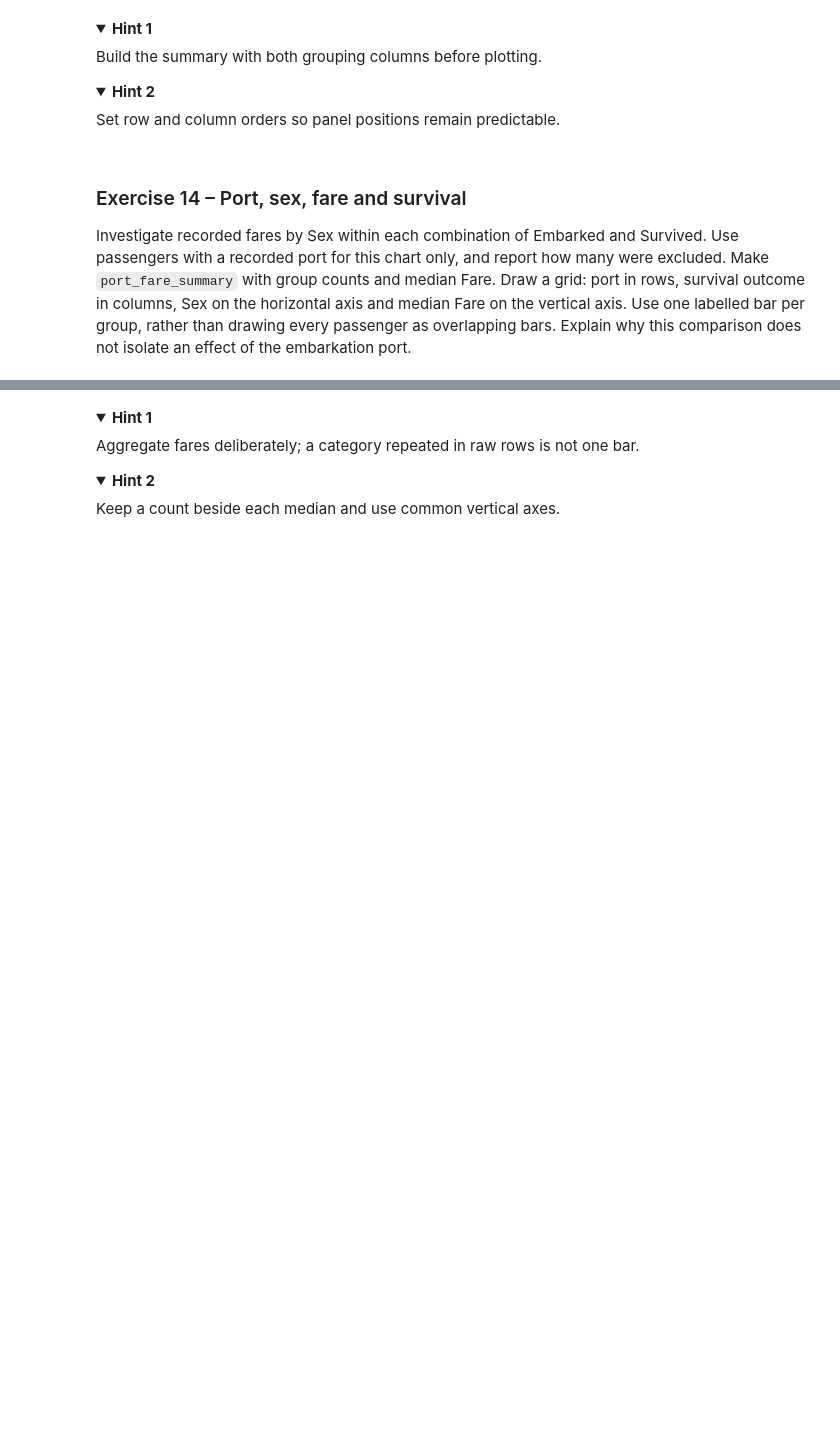
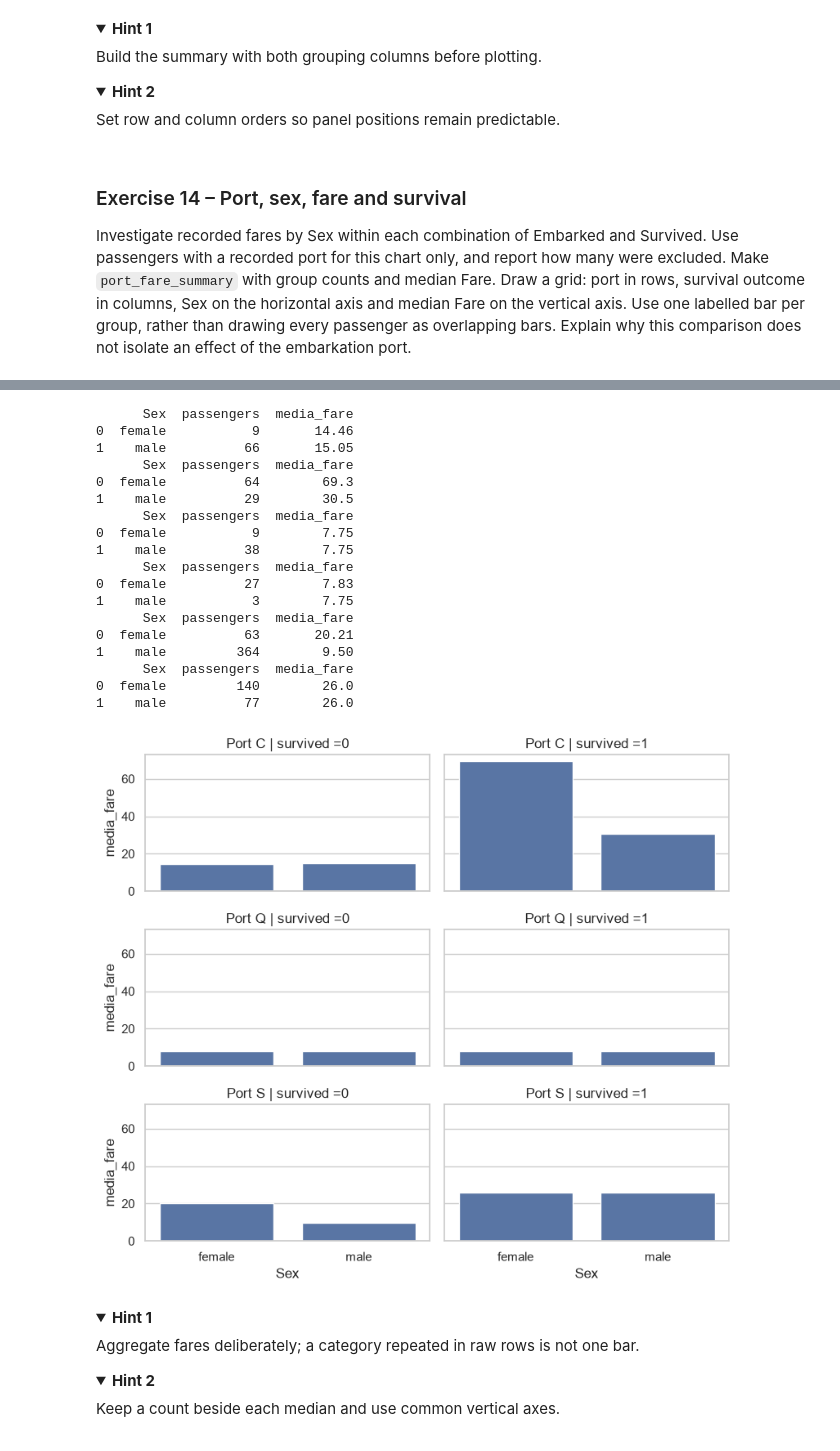
Before and after one commit to OrangeBoop/Lab02, a Jupyter notebook: Lab4/Lab4-Persky Idan 215548512 , Golan Amir 216264333.ipynb, the cells around one changed output, grey strips where cells are left out. Saved outputs shown, nothing was run; the diff lists cells and outputs as text; code cells hidden in the pictures; folded sections open; blank space fills up the shorter version.

```diff
--- a/Lab4/Lab4-Persky Idan 215548512 , Golan Amir 216264333.ipynb
+++ b/Lab4/Lab4-Persky Idan 215548512 , Golan Amir 216264333.ipynb
@@ -873,4 +909,34 @@ axis and median Fare on the vertical axis. Use one labelled bar per group,
 rather than drawing every passenger as overlapping bars. Explain why this
 comparison does not isolate an effect of the embarkation port.
 # %%
-# Write your code here
+# Create port_fare_summary
+port_fare_summary = (
+    train_raw.groupby(["Embarked", "Survived", "Sex"])['Fare']
+    .agg(passengers='size', media_fare='median')
+    .round(2)
+)
+display(port_fare_summary)
+
+
+# Plot the results
+fig, axes = plt.subplots(3, 2, figsize=(8, 7), sharex=True, sharey=True)
+
+for df_indexes, ax in zip(port_fare_summary.index[::2], axes.flatten()):
+
+    port = df_indexes[0]
+    survived = df_indexes[1]
+
+    # Current subset used
+    subset_used = port_fare_summary.loc[port, survived].reset_index()
+
+    print(subset_used)
+    # Plotting barplot
+    sns.barplot(data = subset_used, x = "Sex", y = "media_fare",ax=ax)
+    ax.set_title(f"Port {port} | survived ={survived}")
+plt.tight_layout()
+plt.show()
+
+# This comparison does not isolate the effect of embarkation port because ticket class (Pclass) is a hidden variable:
+# Port C had a much higher proportion of 1st class passengers (who paid higher fares and had higher survival rates), while Ports Q and S had
+# mostly 3rd class passengers.
+# %% [output]
@@ -877,3 +957,22 @@ comparison does not isolate an effect of the embarkation port.
+      Sex  passengers  media_fare
+0  female           9       14.46
+1    male          66       15.05
+      Sex  passengers  media_fare
+0  female          64        69.3
+1    male          29        30.5
+      Sex  passengers  media_fare
+0  female           9        7.75
+1    male          38        7.75
+      Sex  passengers  media_fare
+0  female          27        7.83
+1    male           3        7.75
+      Sex  passengers  media_fare
+0  female          63       20.21
+1    male         364        9.50
+      Sex  passengers  media_fare
+0  female         140        26.0
+1    male          77        26.0
+[figure, added]
 # %% [markdown]
 <details><summary><b>Hint 1</b></summary>
 
```
Also changed, not shown: parts of 3 cells of this notebook.
